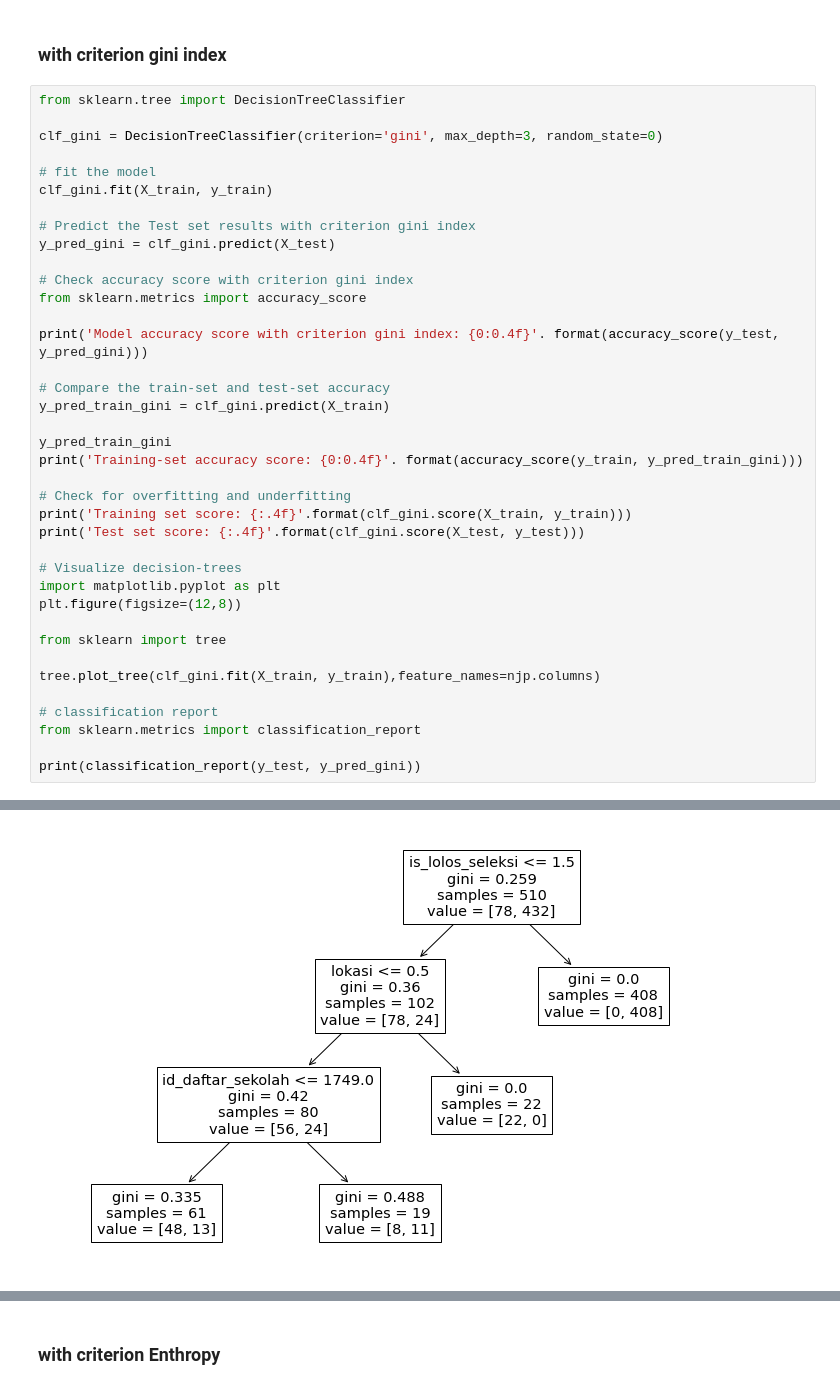
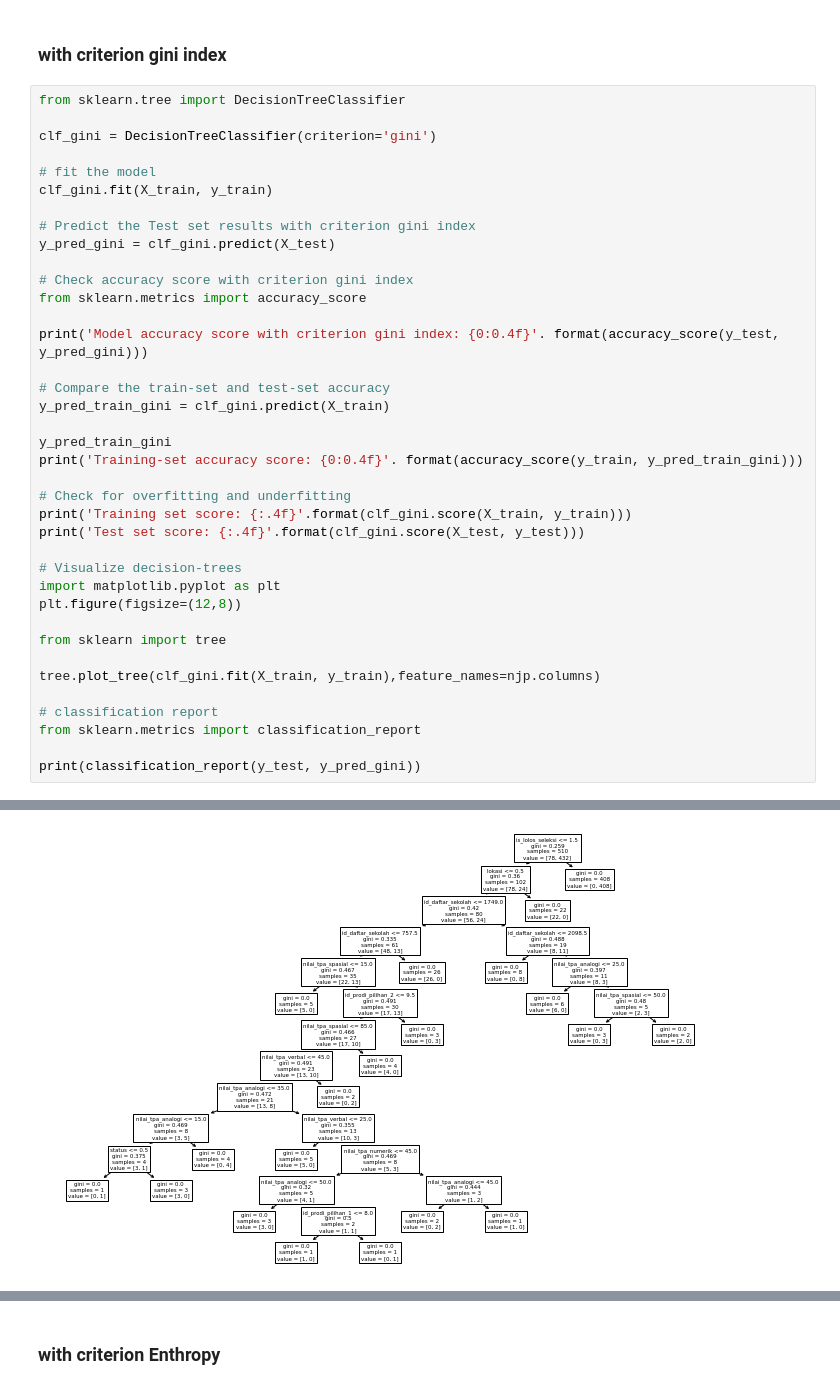
Before and after one commit to JoshStLee/pmb-recommender, a Jupyter notebook: Training.ipynb, the cells around one changed output, grey strips where cells are left out. Drawn from its saved outputs; the diff is of its cells as text.

```diff
--- a/Training.ipynb
+++ b/Training.ipynb
@@ -24,7 +24,7 @@ X_train, X_test, y_train, y_test = train_test_split(X, y, test_size = 0.5, rando
 # %%
 from sklearn.tree import DecisionTreeClassifier
 
-clf_gini = DecisionTreeClassifier(criterion='gini', max_depth=3, random_state=0)
+clf_gini = DecisionTreeClassifier(criterion='gini')
 
 # fit the model
 clf_gini.fit(X_train, y_train)
@@ -75,4 +75,4 @@ weighted avg       0.93      0.93      0.93       510
-[figure, old version]
+[figure, new version]
 # %%
 from sklearn.model_selection import validation_curve
 train_scores, valid_scores = validation_curve(clf_gini, X, y, param_name="ccp_alpha", param_range=np.logspace(-7, 3, 3),cv=5)
```
Also changed, not shown: parts of 6 cells of this notebook.
